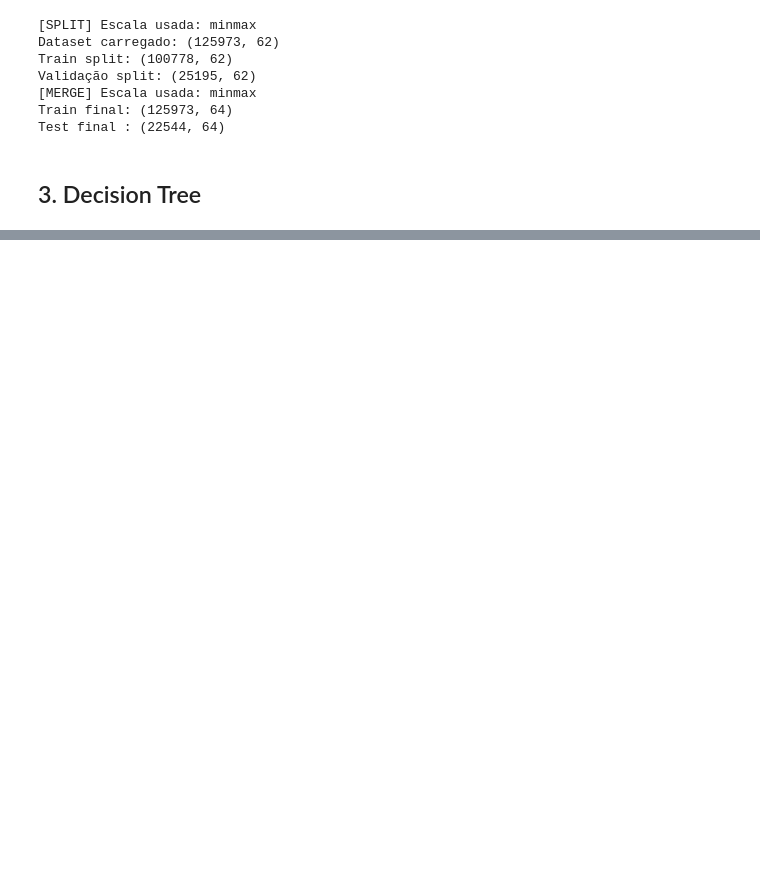
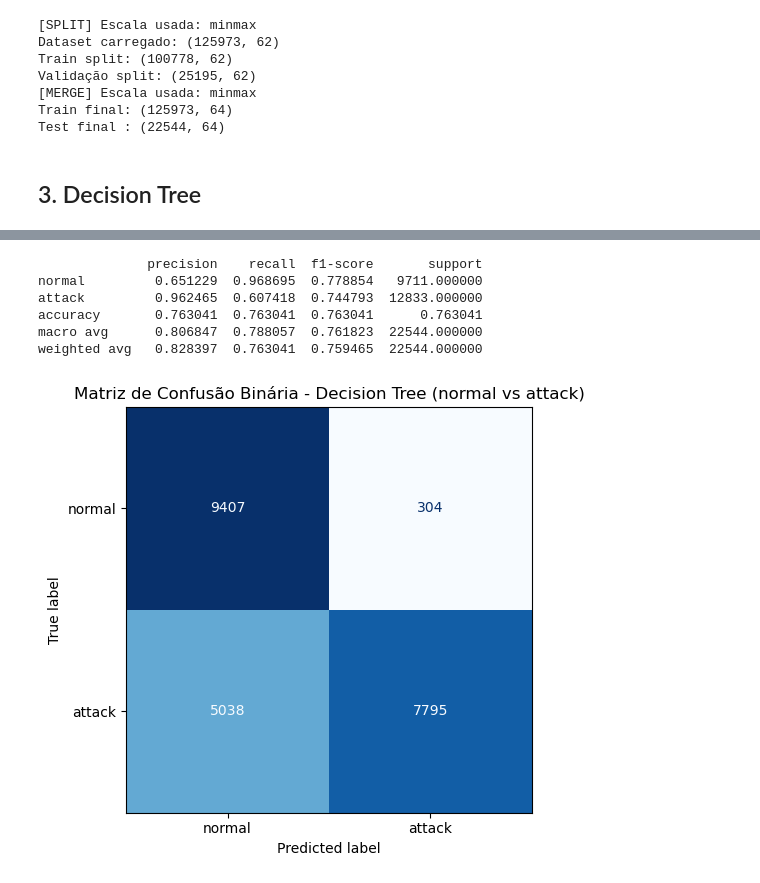
Before and after one commit to pedro-coelho-dr/ml-ids, a Jupyter notebook: notebooks/03_03_decision_tree.ipynb, the cells around one changed output, grey strips where cells are left out. Saved outputs shown, nothing was run; the diff lists cells and outputs as text; code cells hidden in the pictures; blank space fills up the shorter version.

```diff
--- a/notebooks/03_03_decision_tree.ipynb
+++ b/notebooks/03_03_decision_tree.ipynb
@@ -106,0 +454,12 @@ Test final : (22544, 64)
+# %%
+# Relatório detalhado por classe
+y_test_labels = le.inverse_transform(y_test_enc)
+y_pred_labels = le.inverse_transform(y_pred)
+report_dict = classification_report(
+    y_test_labels,
+    y_pred_labels,
+    output_dict=True,
+    digits=4
+)
+report_df = pd.DataFrame(report_dict).transpose()
+print(report_df)
@@ -106,0 +476,32 @@ Test final : (22544, 64)
+# %%
+# Avaliação binária (normal vs ataque)
+y_test_bin = pd.Series(y_test_labels).apply(lambda x: 0 if x == "normal" else 1)
+y_pred_bin = pd.Series(y_pred_labels).apply(lambda x: 0 if x == "normal" else 1)
+
+report_bin = classification_report(
+    y_test_bin,
+    y_pred_bin,
+    target_names=["normal", "attack"],
+    digits=4,
+    output_dict=True
+)
+report_bin_df = pd.DataFrame(report_bin).transpose()
+print(report_bin_df)
+
+cm_bin = confusion_matrix(y_test_bin, y_pred_bin)
+disp = ConfusionMatrixDisplay(confusion_matrix=cm_bin, display_labels=["normal", "attack"])
+
+fig, ax = plt.subplots(figsize=(6, 5))
+disp.plot(cmap="Blues", ax=ax, colorbar=False)
+plt.title("Matriz de Confusão Binária - Decision Tree (normal vs attack)")
+plt.grid(False)
+plt.tight_layout()
+plt.show()
+# %% [output]
+              precision    recall  f1-score       support
+normal         0.651229  0.968695  0.778854   9711.000000
+attack         0.962465  0.607418  0.744793  12833.000000
+accuracy       0.763041  0.763041  0.763041      0.763041
+macro avg      0.806847  0.788057  0.761823  22544.000000
+weighted avg   0.828397  0.763041  0.759465  22544.000000
+[figure, added]
```
Also changed, not shown: parts of 15 cells of this notebook, 1 other file.
